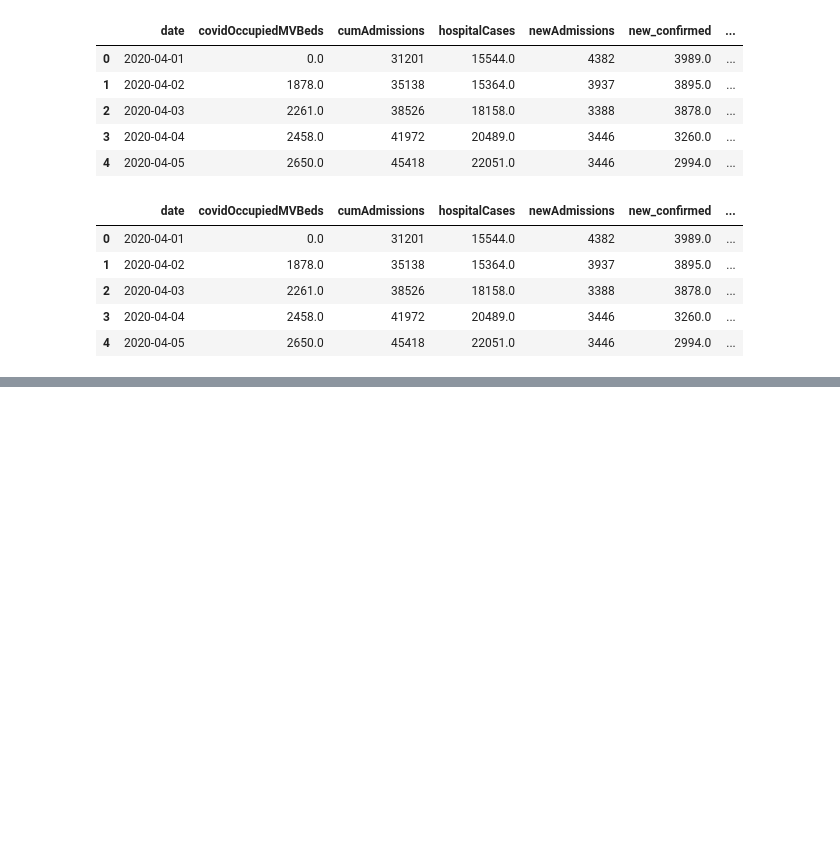
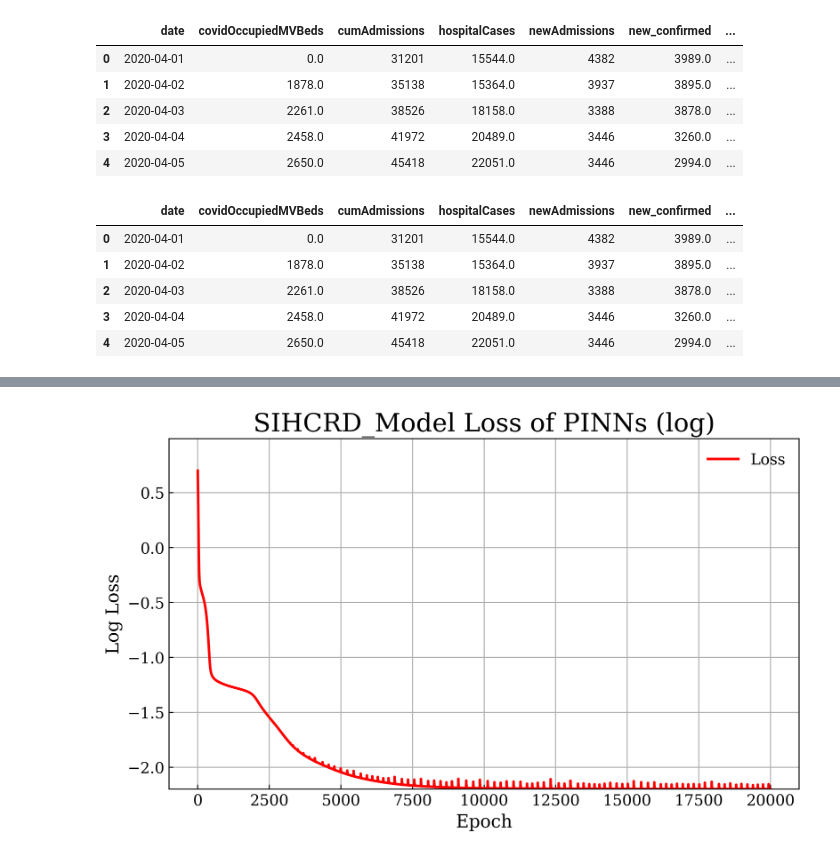
Before and after one commit to michaelajao/data_driven_vaccination, a Jupyter notebook: notebooks/SIHCRD.ipynb, the cells around one changed output, grey strips where cells are left out. Cells and saved outputs as stored; diff of their text form; code cells hidden in the pictures; blank space fills up the shorter version.

```diff
--- a/notebooks/SIHCRD.ipynb
+++ b/notebooks/SIHCRD.ipynb
@@ -351,0 +633,48 @@ class EpiNet(nn.Module):
+# %%
+def plot_loss(
+    losses,
+    title,
+    save_path="reports/figures",
+    show=True,
+    figsize=(8, 5),
+    grid=True,
+    save_format="pdf",
+):
+    """
+    Enhanced plotting function for the training loss of a model, with logarithmic y-axis.
+
+    Args:
+    - losses (list or dict): A list of loss values per epoch, or a dictionary of lists for multiple loss components.
+    - title (str): Title for the plot.
+    - save_path (str, optional): Directory to save the plot. Default is "reports/figures".
+    - show (bool, optional): Whether to display the plot. Default is True.
+    - figsize (tuple, optional): Figure size. Default is (8, 5).
+    - grid (bool, optional): Whether to show grid lines. Default is True.
+    - save_format (str, optional): Format to save the plot (e.g., 'pdf', 'png'). Default is 'pdf'.
+
+    Returns:
+    None
+    """
+
+    # Logarithmic y-axis
+    log_losses = [np.log10(loss) for loss in losses]
+    min_loss = min(log_losses)
+    max_loss = max(log_losses)
+
+    plt.figure(figsize=figsize)
+    plt.plot(np.arange(1, len(losses) + 1), log_losses, label="Loss", color="Red")
+    plt.title(f"{title} Loss of PINNs (log)")
+    plt.xlabel("Epoch")
+    plt.ylabel("Log Loss")
+    plt.ylim(min_loss, max(log_losses) + 0.1 * (max(log_losses) - min_loss))  # Setting the y-axis limit
+    plt.grid(grid)
+    plt.legend()
+
+    if save_path:
+        plt.savefig(f"{save_path}/{title.replace(' ', '_')}_Loss_of_PINNs_log.{save_format}")
+    if show:
+        plt.show()
+
+plot_loss(losses, "SIHCRD_Model")
+# %% [output]
+[figure, added]
```
Also changed, not shown: parts of 25 cells of this notebook, 4 other files.
